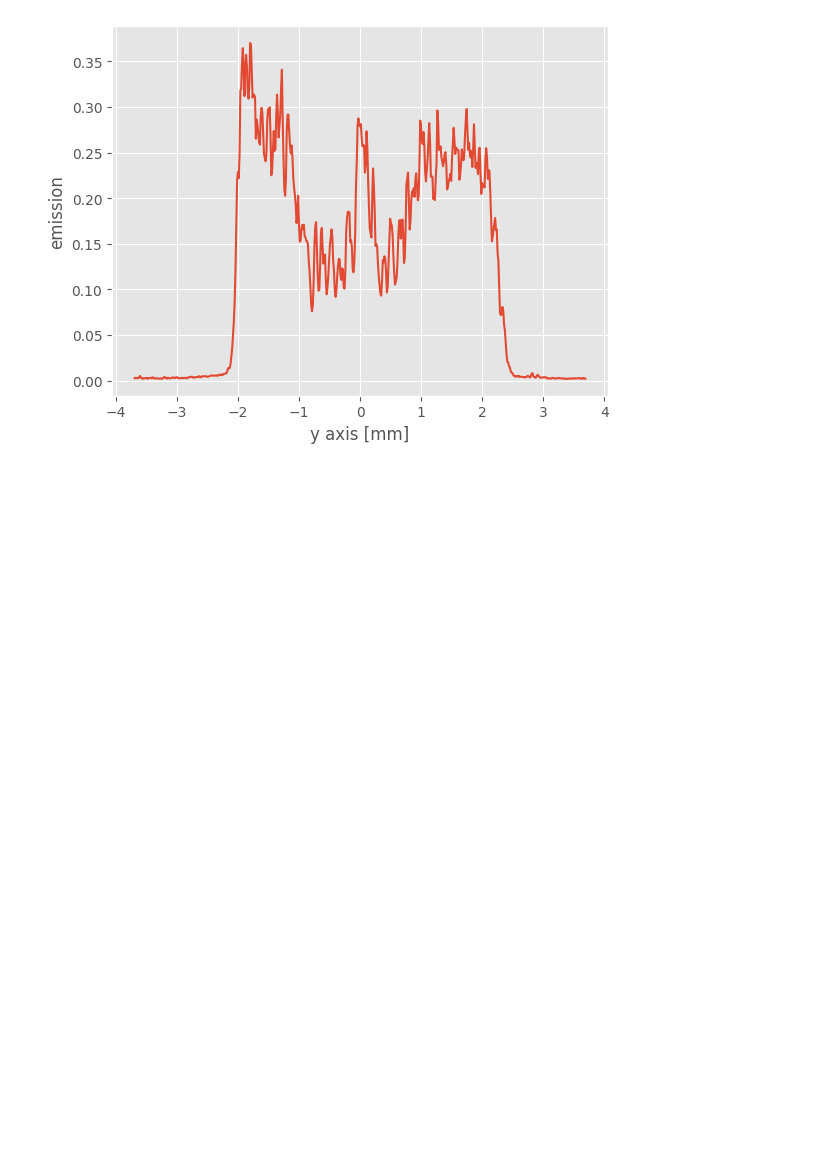
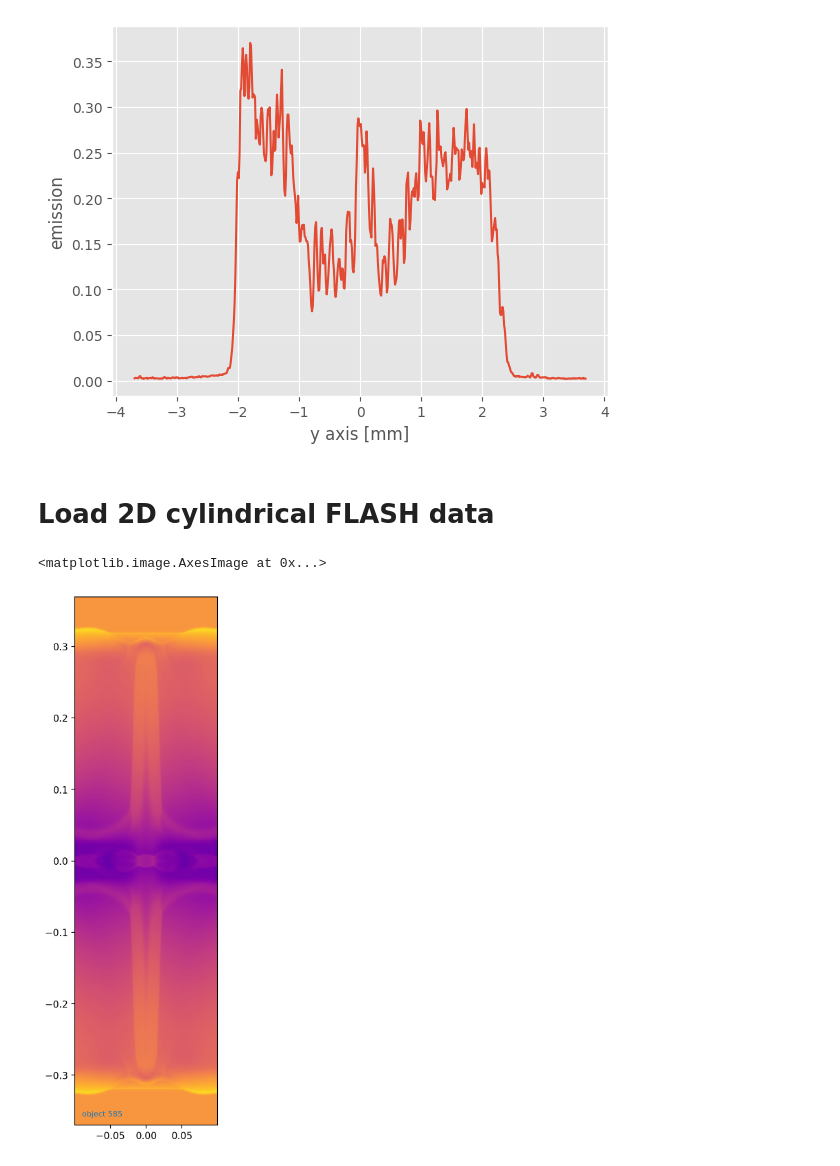
Before and after one commit to kianorr/flash-processing, a Jupyter notebook: hedpy_examples.ipynb, the cells around one changed output. Drawn from its saved outputs; the diff is of its cells as text; code cells hidden in the pictures; blank space fills up the shorter version.

Commit message:
update example notebook with FLASH

```diff
--- a/hedpy_examples.ipynb
+++ b/hedpy_examples.ipynb
@@ -50,3 +50,5 @@ plt.show()
 [figure]
 [figure]
 [figure]
+# %% [markdown]
+# Load 2D cylindrical FLASH data
@@ -52,0 +61,10 @@ plt.show()
+# %%
+obj = 585
+# obj = 865
+time_ns = 3.
+fig, ax = plt.subplots(1, 1, dpi=200, figsize=(13, 10), sharey=True)
+data = compute(["nele", "div_v", "targ", "magz"], obj, time_ns)
+plot_2d("nele", data, ax)
+# %% [output]
+<matplotlib.image.AxesImage at 0x...>
+[figure, added]
```
Also changed, not shown: parts of 3 cells of this notebook.
